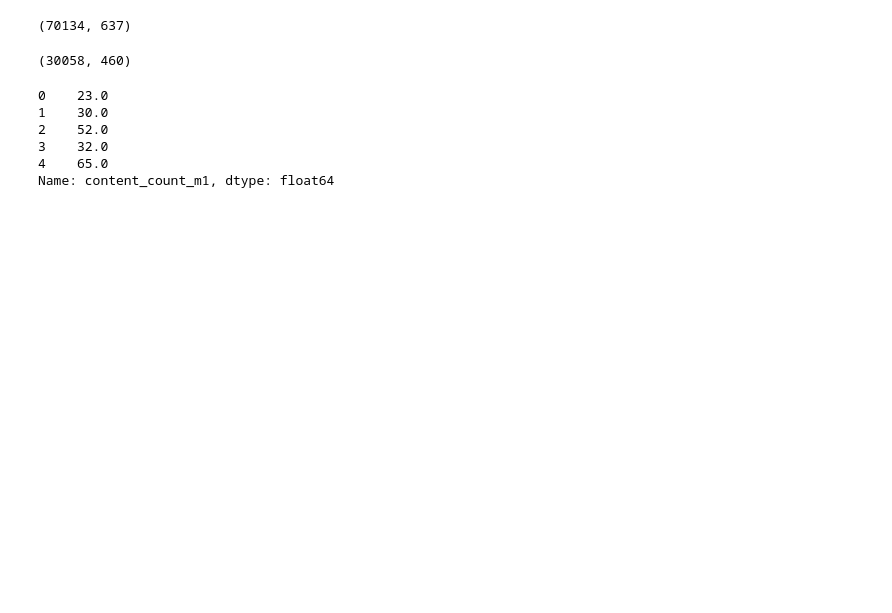
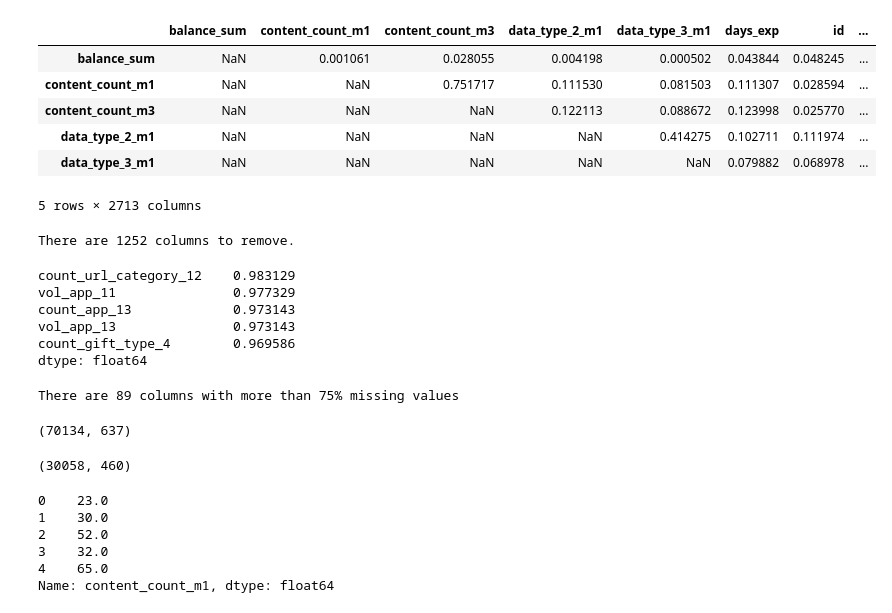
Before and after one commit to AChepurnoi/kaggle-vodafone-music, a Jupyter notebook: Sanbox.ipynb, the cells around one changed output. Drawn from its saved outputs; the diff is of its cells as text; code cells hidden in the pictures; blank space fills up the shorter version.

```diff
--- a/Sanbox.ipynb
+++ b/Sanbox.ipynb
@@ -20,0 +21,27 @@ t = mean_encode_test(train, test, [['manufacturer_category']])
+# %%
+upper = corr_matrix.where(np.triu(np.ones(corr_matrix.shape), k=1).astype(np.bool))
+upper.head()
+# %% [output]
+|  | balance_sum | content_count_m1 | content_count_m3 | data_type_2_m1 | data_type_3_m1 | days_exp | id | ... |
+| balance_sum | NaN | 0.001061 | 0.028055 | 0.004198 | 0.000502 | 0.043844 | 0.048245 | ... |
+| content_count_m1 | NaN | NaN | 0.751717 | 0.111530 | 0.081503 | 0.111307 | 0.028594 | ... |
+| content_count_m3 | NaN | NaN | NaN | 0.122113 | 0.088672 | 0.123998 | 0.025770 | ... |
+| data_type_2_m1 | NaN | NaN | NaN | NaN | 0.414275 | 0.102711 | 0.111974 | ... |
+| data_type_3_m1 | NaN | NaN | NaN | NaN | NaN | 0.079882 | 0.068978 | ... |
+5 rows × 2713 columns
+# %%
+to_drop = [column for column in upper.columns if any(upper[column] > threshold)]
+
+print('There are %d columns to remove.' % (len(to_drop)))
+# %% [output]
+There are 1252 columns to remove.
+# %%
+train_missing = (train.isnull().sum() / len(train)).sort_values(ascending = False)
+train_missing.head()
+# %% [output]
+count_url_category_12    0.983129
+vol_app_11               0.977329
+count_app_13             0.973143
+vol_app_13               0.973143
+count_gift_type_4        0.969586
+dtype: float64
@@ -20,0 +50,5 @@ t = mean_encode_test(train, test, [['manufacturer_category']])
+# %%
+all_missing = list(set(set(train_missing)))
+print('There are %d columns with more than 75%% missing values' % len(all_missing))
+# %% [output]
+There are 89 columns with more than 75% missing values
```
Also changed, not shown: parts of 10 cells of this notebook, 13 other files.
